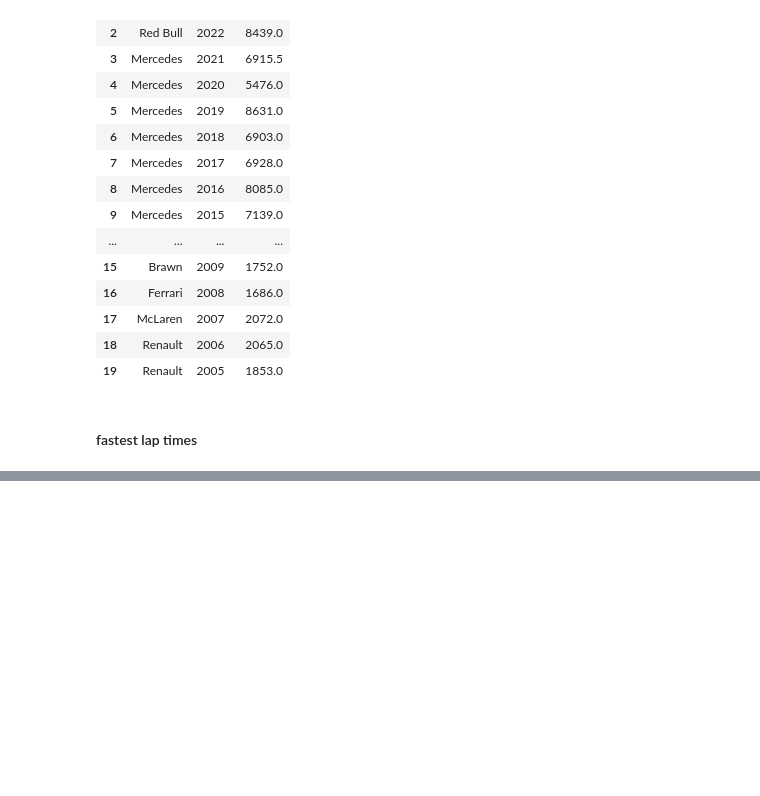
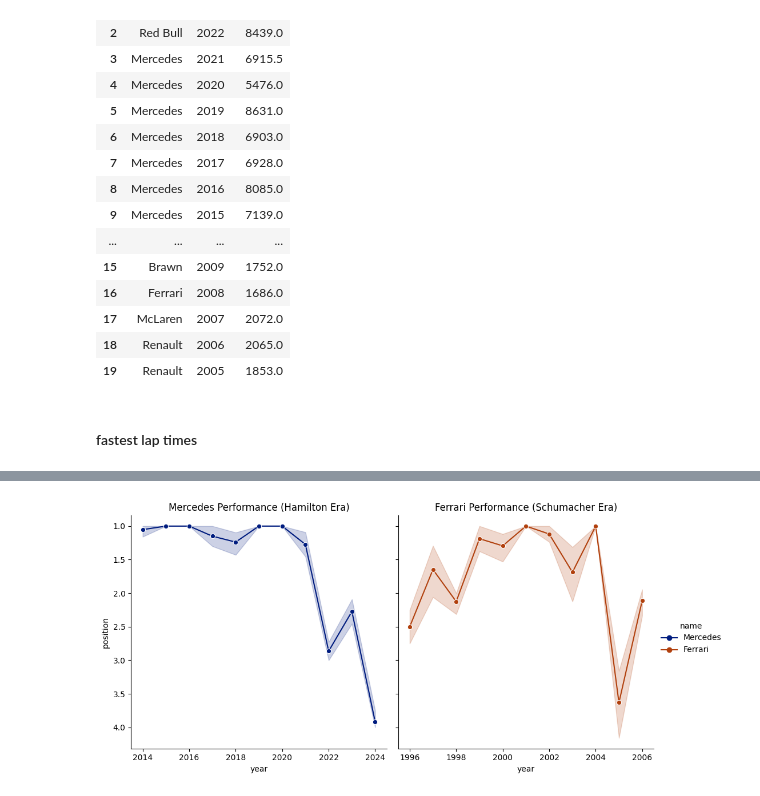
Before and after one commit to sagarverma29/F1-World-Championship-Analysis, a Jupyter notebook: Formula 1 EDA.ipynb, the cells around one changed output, grey strips where cells are left out. Drawn from its saved outputs; the diff is of its cells as text; code cells hidden in the pictures; blank space fills up the shorter version.

```diff
--- a/Formula 1 EDA.ipynb
+++ b/Formula 1 EDA.ipynb
@@ -546,0 +555,26 @@ results.to_sql('results', engine, index = False, if_exists= 'replace')
+# %%
+query = """
+SELECT *
+FROM constructors as c
+JOIN constructor_standings as cs
+ON c.constructorId = cs.constructorId
+JOIN races as r
+ON r.raceId = cs.raceId
+"""
+constructor_df = pd.read_sql(query, engine)
+# %%
+mercedes_performance = constructor_df[(constructor_df['name']== 'Mercedes') & (constructor_df['year'] >=2014) & (constructor_df['year'] <=2024)]
+# %%
+ferrari_performance = constructor_df[(constructor_df['name']== 'Ferrari') & (constructor_df['year'] >=1996) & (constructor_df['year'] <=2006)]
+# %%
+#comparison of constructor
+mercedes_ferrari_df = pd.concat([mercedes_performance, ferrari_performance])
+# %%
+g = sns.relplot(data= mercedes_ferrari_df, x = 'year', y= 'position', col= 'name', kind= 'line', facet_kws= {'sharex': False}, height= 5, aspect=1, marker='o',\
+                hue= 'name', palette= 'dark')
+plt.gca().invert_yaxis()
+titles = ["Mercedes Performance (Hamilton Era)", "Ferrari Performance (Schumacher Era)"]
+for ax,title in zip(g.axes.flatten(), titles):
+    ax.set_title(title)
+# %% [output]
+[figure, added]
```
Also changed, not shown: parts of 15 cells of this notebook.
